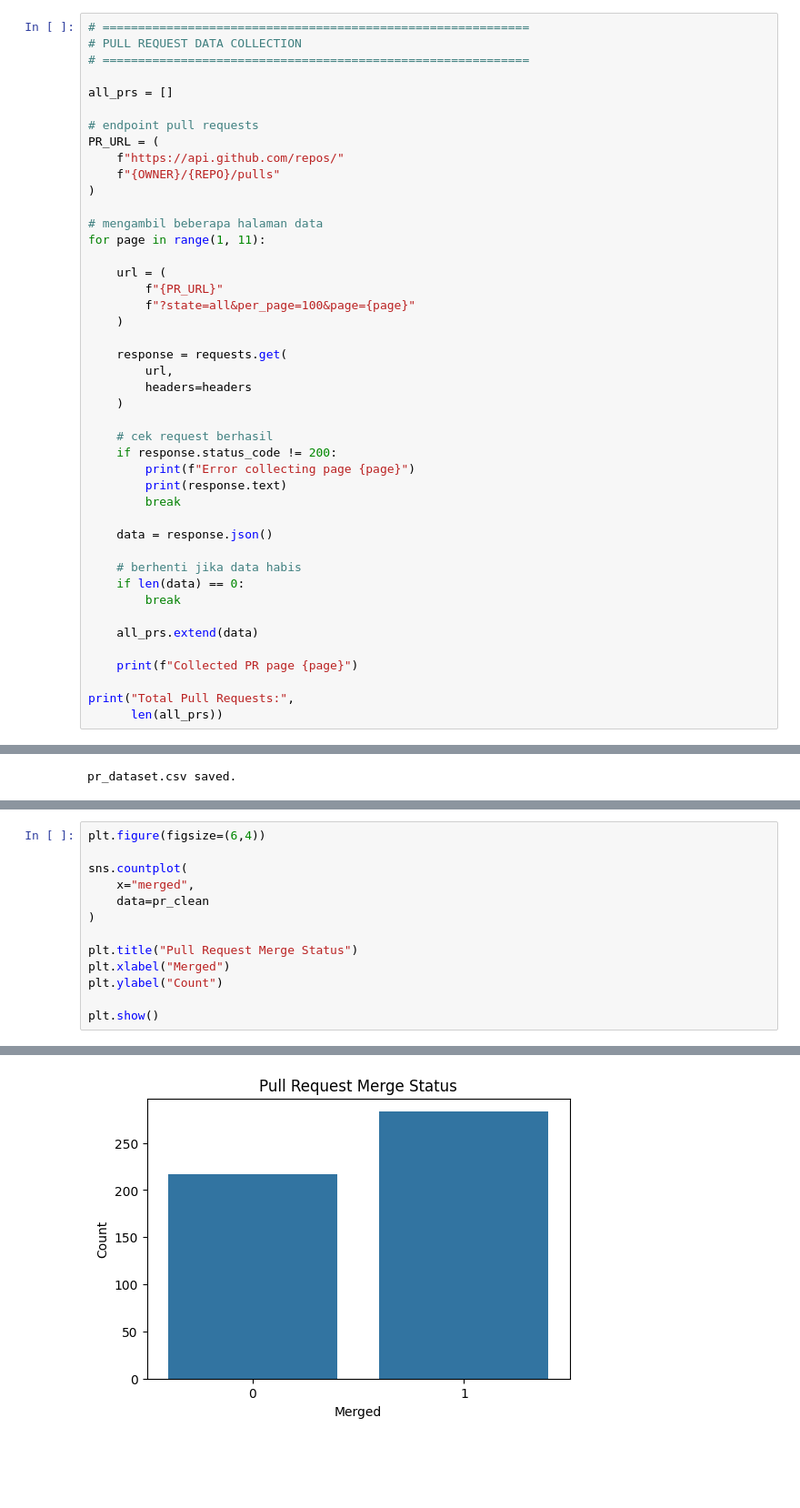
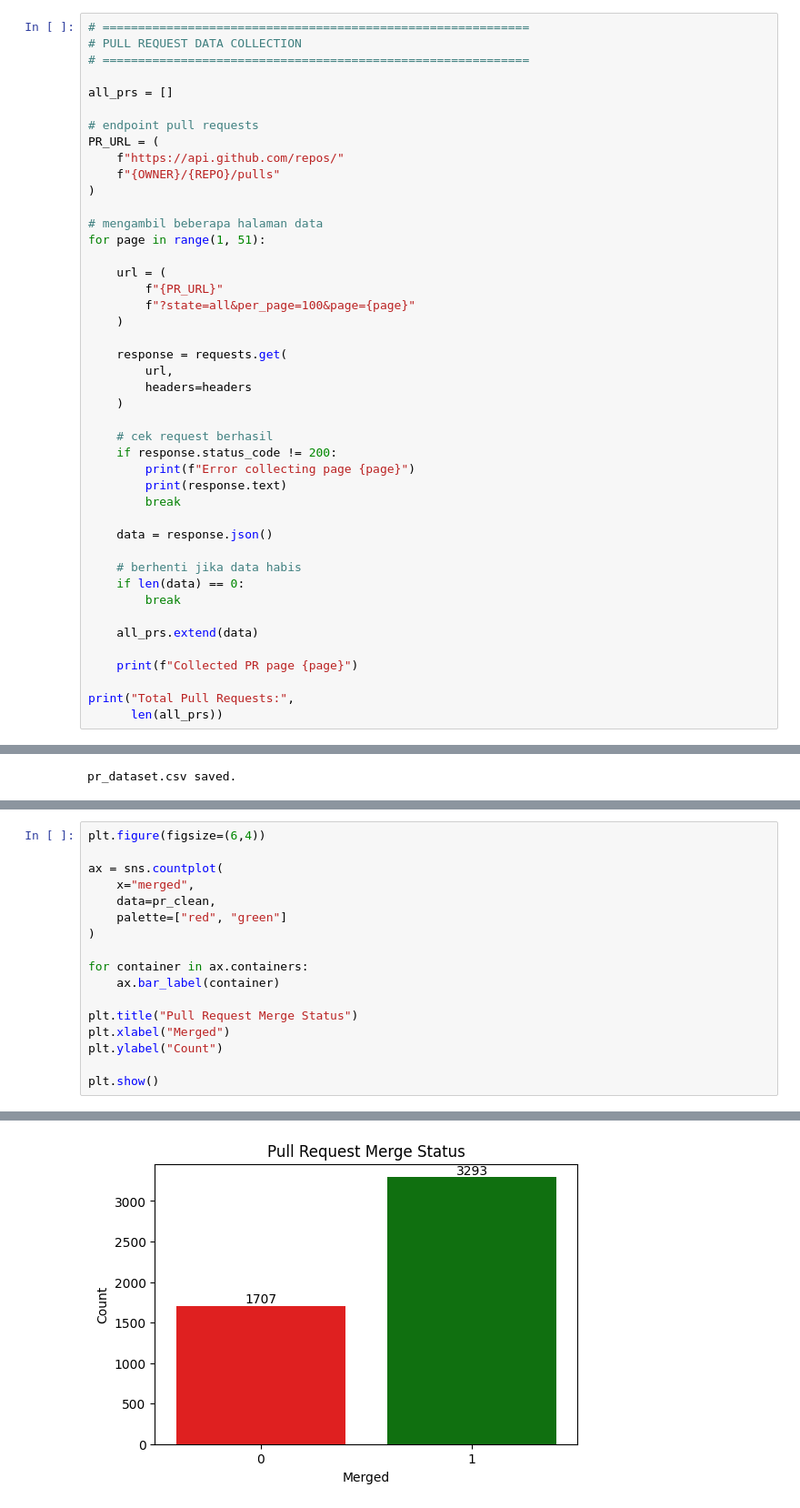
Before and after one commit to aqilfadria/stat-audit-pandas-sti-2026, a Jupyter notebook: notebooks/01_eda.ipynb, the cells around one changed output, grey strips where cells are left out. Shown at 91% size. Drawn from its saved outputs; the diff is of its cells as text; blank space fills up the shorter version.

```diff
--- a/notebooks/01_eda.ipynb
+++ b/notebooks/01_eda.ipynb
@@ -507,7 +489,7 @@ PR_URL = (
 )
 
 # mengambil beberapa halaman data
-for page in range(1, 11):
+for page in range(1, 51):
 
     url = (
         f"{PR_URL}"
@@ -687,10 +703,14 @@ This variable is important for:
 # %%
 plt.figure(figsize=(6,4))
 
-sns.countplot(
+ax = sns.countplot(
     x="merged",
-    data=pr_clean
+    data=pr_clean,
+    palette=["red", "green"]
 )
+
+for container in ax.containers:
+    ax.bar_label(container)
 
 plt.title("Pull Request Merge Status")
 plt.xlabel("Merged")
@@ -701,2 +724,2 @@ plt.show()
-[figure, old version]
+[figure, new version]
 # %% [markdown]
```
Also changed, not shown: parts of 24 cells of this notebook, 11 other files.
